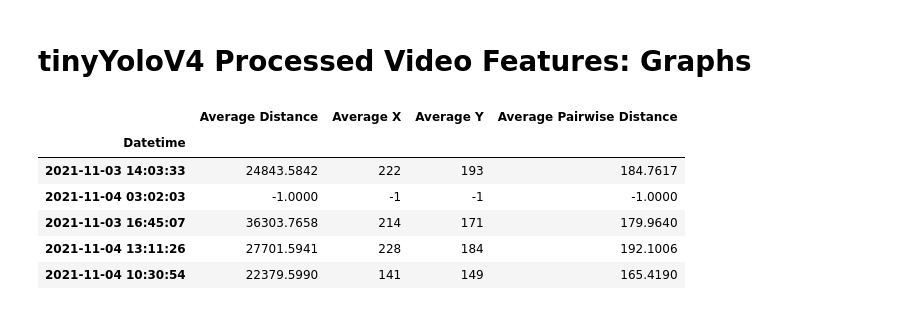
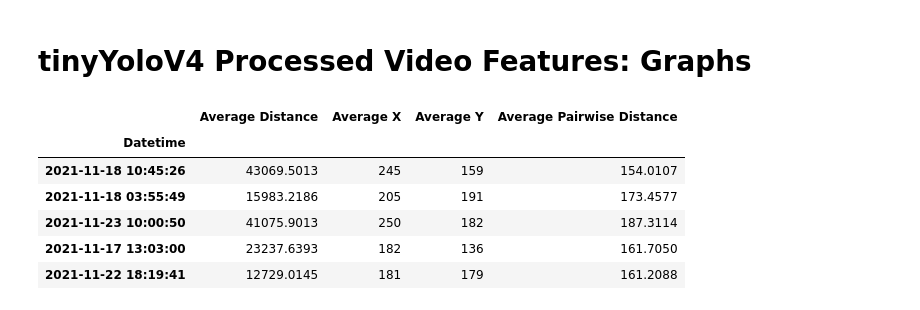
Before and after one commit to open-pisciculture/prueba_concepto, a Jupyter notebook: working_programs/yolo-pisciculturedb-tracking-opencv/graphs_csv.ipynb, the cells around one changed output. Cells and saved outputs as stored; diff of their text form; code cells hidden in the pictures.

```diff
--- a/working_programs/yolo-pisciculturedb-tracking-opencv/graphs_csv.ipynb
+++ b/working_programs/yolo-pisciculturedb-tracking-opencv/graphs_csv.ipynb
@@ -7,15 +8,25 @@ import matplotlib.pyplot as plt
-# %%
-df = pd.read_csv('video_data_Nov3.csv')
-df["Datetime"] = pd.to_datetime(df["timestamp"])
-df = df.set_index("Datetime")
-del df["timestamp"]
-df.head()
-# %% [output]
-|  | Average Distance | Average X | Average Y | Average Pairwise Distance |
-| Datetime |  |  |  |  |
-| 2021-11-03 14:03:33 | 24843.5842 | 222 | 193 | 184.7617 |
-| 2021-11-04 03:02:03 | -1.0000 | -1 | -1 | -1.0000 |
-| 2021-11-03 16:45:07 | 36303.7658 | 214 | 171 | 179.9640 |
-| 2021-11-04 13:11:26 | 27701.5941 | 228 | 184 | 192.1006 |
-| 2021-11-04 10:30:54 | 22379.5990 | 141 | 149 | 165.4190 |
+# %%
+df = pd.read_csv('video_data_Nov1718_Nov2223.csv')
+
+df["Datetime"] = pd.to_datetime(df["timestamp"])
+del df['Video Index']
+del df["timestamp"]
+
+date_time_str = '19/11/21 00:00:00'
+date_time_obj = datetime.strptime(date_time_str, '%d/%m/%y %H:%M:%S')
+df_day1 = df[df['Datetime'] < date_time_obj]
+df_day2 = df[df['Datetime'] > date_time_obj]
+
+df = df.set_index("Datetime")
+df_day1 = df_day1.set_index("Datetime")
+df_day2 = df_day2.set_index("Datetime")
+df.head()
+# %% [output]
+|  | Average Distance | Average X | Average Y | Average Pairwise Distance |
+| Datetime |  |  |  |  |
+| 2021-11-18 10:45:26 | 43069.5013 | 245 | 159 | 154.0107 |
+| 2021-11-18 03:55:49 | 15983.2186 | 205 | 191 | 173.4577 |
+| 2021-11-23 10:00:50 | 41075.9013 | 250 | 182 | 187.3114 |
+| 2021-11-17 13:03:00 | 23237.6393 | 182 | 136 | 161.7050 |
+| 2021-11-22 18:19:41 | 12729.0145 | 181 | 179 | 161.2088 |
 # %%
```
Also changed, not shown: parts of 4 cells of this notebook, 2 other files.
